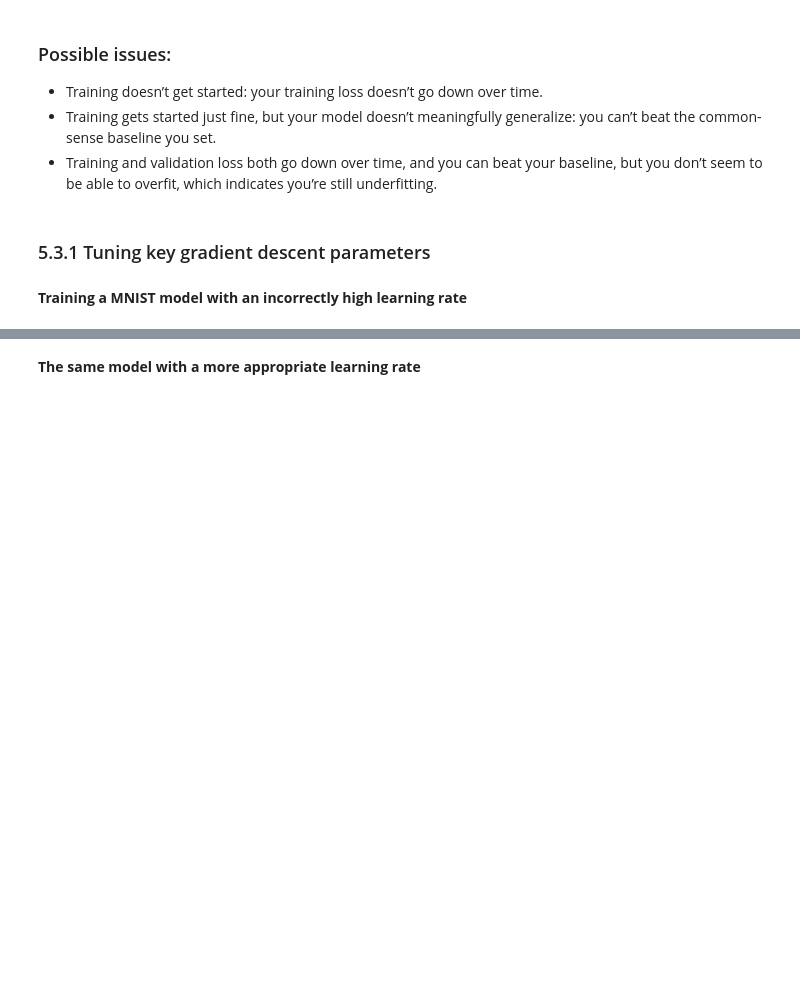
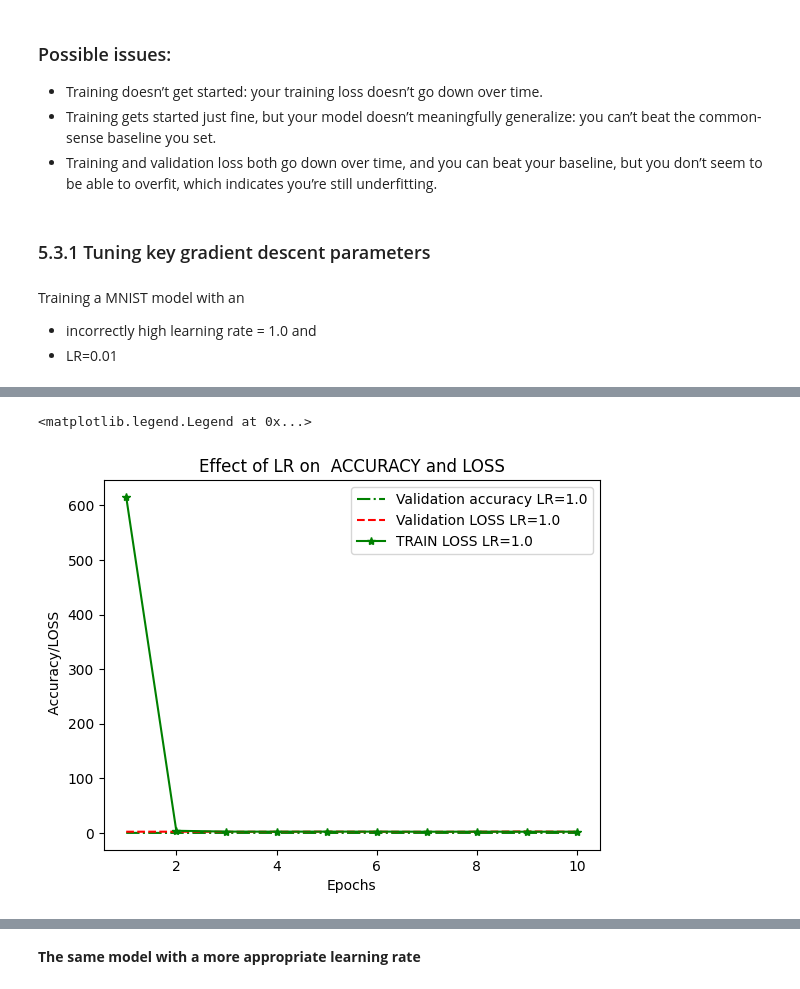
Before and after one commit to ftk1000/deep-learning-with-python-notebooks, a Jupyter notebook: chapter05_fund-ml_VER2.ipynb, the cells around one changed output, grey strips where cells are left out. Saved outputs shown, nothing was run; the diff lists cells and outputs as text; code cells hidden in the pictures; blank space fills up the shorter version.

```diff
--- a/chapter05_fund-ml_VER2.ipynb
+++ b/chapter05_fund-ml_VER2.ipynb
@@ -283,4 +283,43 @@ Having a reliable way to evaluate the performance of your model is how you’ll
 # %% [markdown]
 ### 5.3.1 Tuning key gradient descent parameters
 # %% [markdown]
-**Training a MNIST model with an incorrectly high learning rate**
+Training a MNIST model with an
+* incorrectly high learning rate = 1.0 and
+* LR=0.01
+# %%
+%%time
+NEPS=10
+LR=1.0
+(train_images, train_labels), _ = mnist.load_data()
+train_images = train_images.reshape((60000, 28 * 28))
+train_images = train_images.astype("float32") / 255
+
+model = keras.Sequential([
+    layers.Dense(512, activation="relu"),
+    layers.Dense(10, activation="softmax")
+])
+model.compile(optimizer=keras.optimizers.RMSprop(LR),
+              loss="sparse_categorical_crossentropy",
+              metrics=["accuracy"])
+history = model.fit(train_images, train_labels,
+          epochs=NEPS,
+          batch_size=128,
+          validation_split=0.2)
+
+
+# %%time
+import matplotlib.pyplot as plt
+val_acc = history.history["val_accuracy"]
+val_loss = history.history["val_loss"]
+train_loss = history.history["loss"]
+
+epochs = range(1, (NEPS+1))
+
+plt.plot(epochs, val_acc, "g-.", label=f"Validation accuracy LR={LR}")
+plt.plot(epochs, val_loss, "r--", label=f"Validation LOSS LR={LR}")
+plt.plot(epochs, train_loss, "g-*", label=f"TRAIN LOSS LR={LR}")
+plt.title("Effect of LR on  ACCURACY and LOSS")
+plt.xlabel("Epochs")
+plt.ylabel(" Accuracy/LOSS")
+plt.legend()
+# %% [output]
@@ -286,0 +343,2 @@ Having a reliable way to evaluate the performance of your model is how you’ll
+<matplotlib.legend.Legend at 0x...>
+[figure, added]
```
Also changed, not shown: parts of 28 cells of this notebook.
